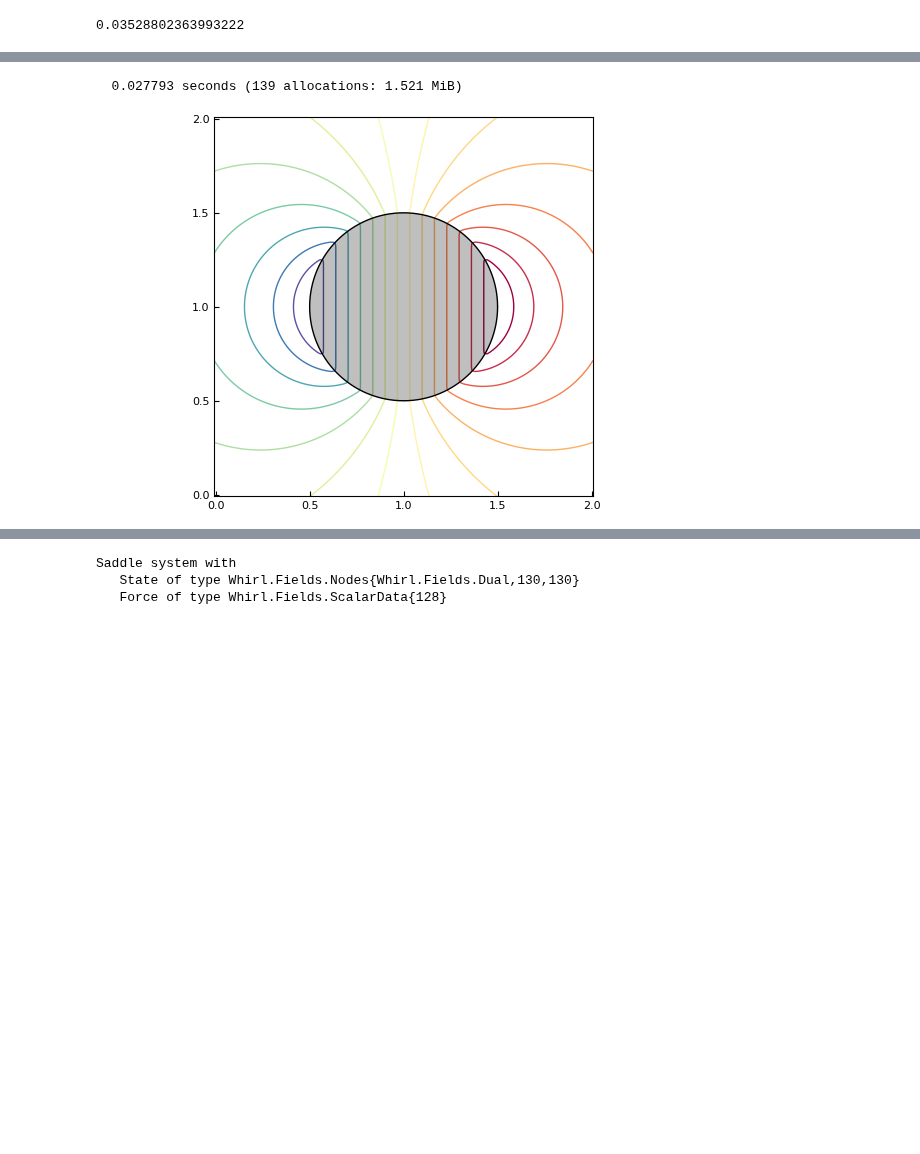
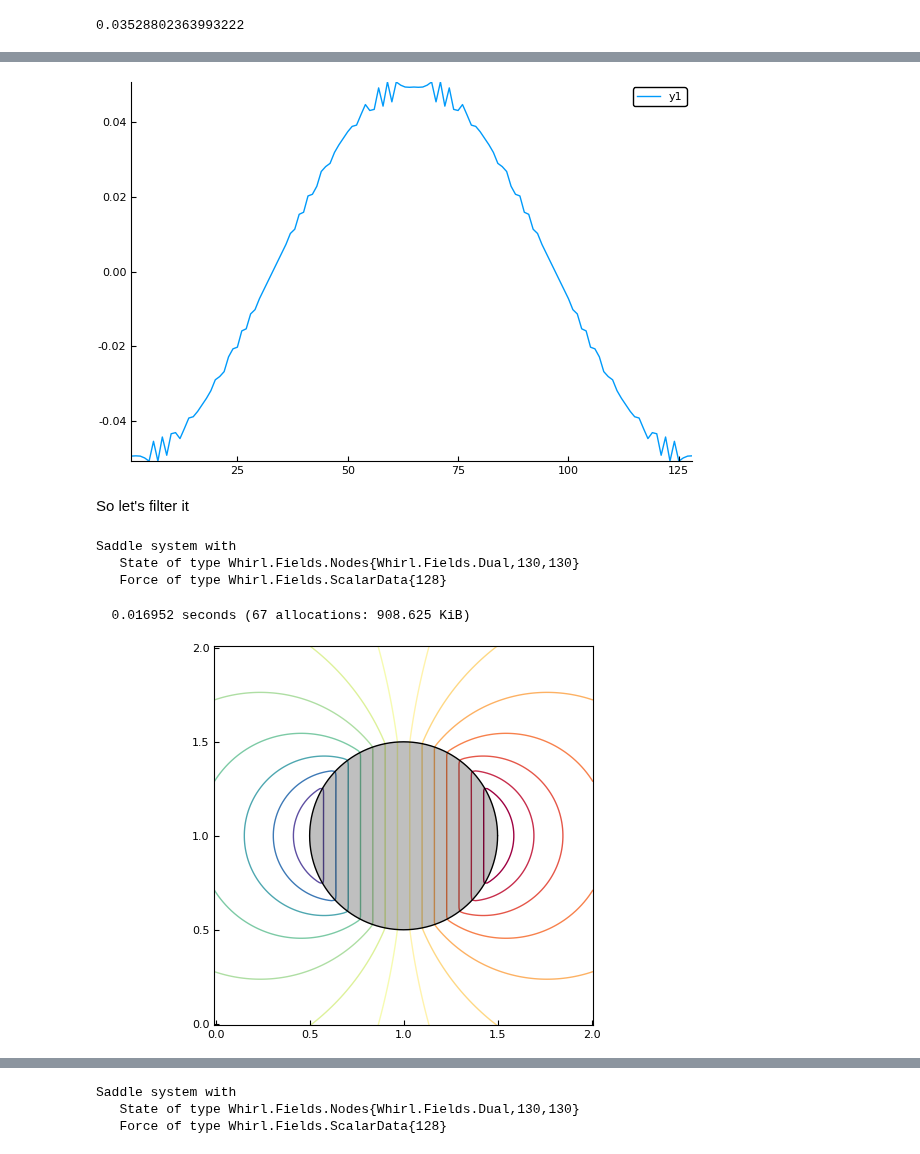
Before and after one commit to JuliaIBPM/ViscousFlow.jl, a Jupyter notebook: examples/Saddle point problems.ipynb, the cells around one changed output, grey strips where cells are left out. Cells and saved outputs as stored; diff of their text form; code cells hidden in the pictures; blank space fills up the shorter version.

```diff
--- a/examples/Saddle point problems.ipynb
+++ b/examples/Saddle point problems.ipynb
@@ -71,0 +95,6 @@ errinf = norm(f./ds-fex,Inf)
+# %%
+plot(f)
+# %% [output]
+[figure, added]
+# %% [markdown]
+So let's filter it
@@ -72,15 +107,21 @@ errinf = norm(f./ds-fex,Inf)
+# %%
+P(f) = Ẽmat*(H̃mat*f)
+PScond = SaddleSystem((w,f̃),(x->L\x,Hmat,Emat),issymmetric=true,isposdef=true,conditioner=P,store=true)
+# %% [output]
+Saddle system with
+   State of type Whirl.Fields.Nodes{Whirl.Fields.Dual,130,130}
+   Force of type Whirl.Fields.ScalarData{128}
 # %%
 ψb = ScalarData(X);
 w = Nodes(Dual,(nx,ny));
 ψb .= -(xb[1:n]-1);
-f̃ = ScalarData(X);
 ψ = Nodes(Dual,w);
 @time ψ,f̃ = PScond\(w,ψb)
 xg,yg = coordinates(ψ,dx=dx)
 plot(xg,yg,ψ)
 plot!(xb,yb,fillcolor=:black,fillrange=0,fillalpha=0.25,linecolor=:black)
 # %% [output]
-  0.027793 seconds (139 allocations: 1.521 MiB)
+  0.016952 seconds (67 allocations: 908.625 KiB)
 [figure]
 # %%
 fex = -2*cos.(θ[1:n]);
```
Also changed, not shown: parts of 18 cells of this notebook, 1 other file.
